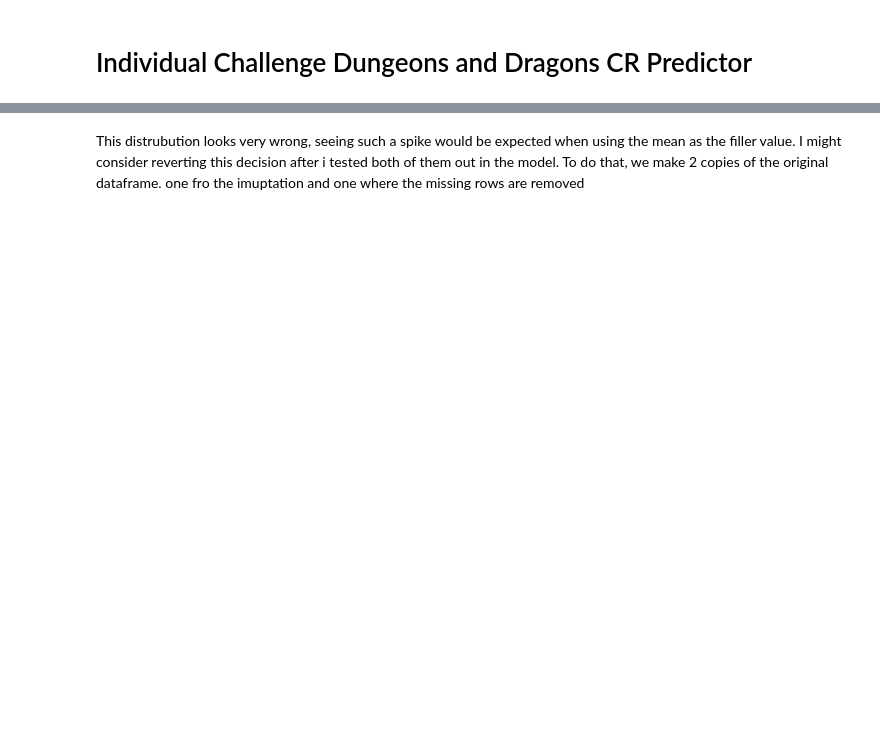
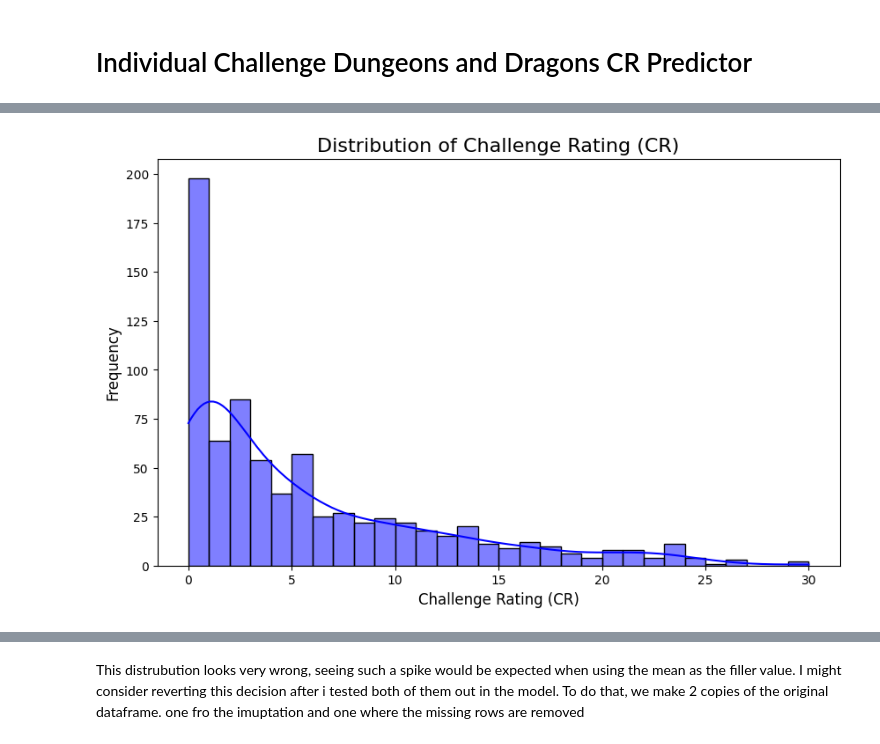
Before and after one commit to duradenzel/Individual-Challange, a Jupyter notebook: Individual challenge.ipynb, the cells around one changed output, grey strips where cells are left out. Drawn from its saved outputs; the diff is of its cells as text; code cells hidden in the pictures; blank space fills up the shorter version.

```diff
--- a/Individual challenge.ipynb
+++ b/Individual challenge.ipynb
@@ -317,0 +206,22 @@ for col in stats_columns:
+# %%
+def convert_cr(value):
+    try:
+        if '/' in str(value):
+            n, d = map(int, value.split('/'))
+            return n / d
+        else:
+            return float(value)
+    except (ValueError, TypeError):
+        return float('nan')
+
+df = df.dropna(subset=['cr'])
+df['cr'] = df['cr'].apply(convert_cr)
+
+plt.figure(figsize=(10, 6))
+sns.histplot(df['cr'], kde=True, color='blue', bins=30)
+plt.title('Distribution of Challenge Rating (CR)', fontsize=16)
+plt.xlabel('Challenge Rating (CR)', fontsize=12)
+plt.ylabel('Frequency', fontsize=12)
+plt.show()
+# %% [output]
+[figure, added]
```
Also changed, not shown: parts of 57 cells of this notebook.
